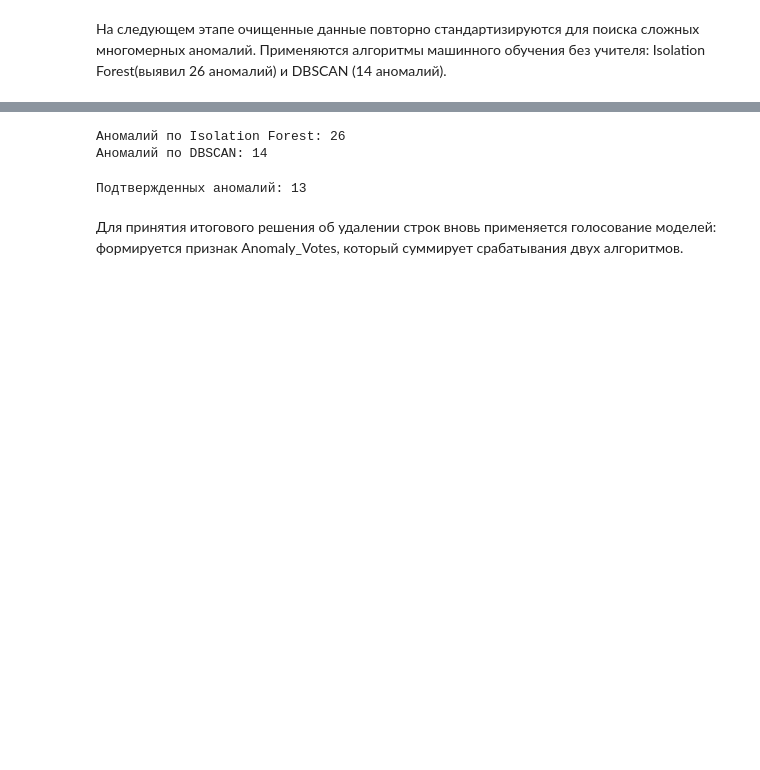
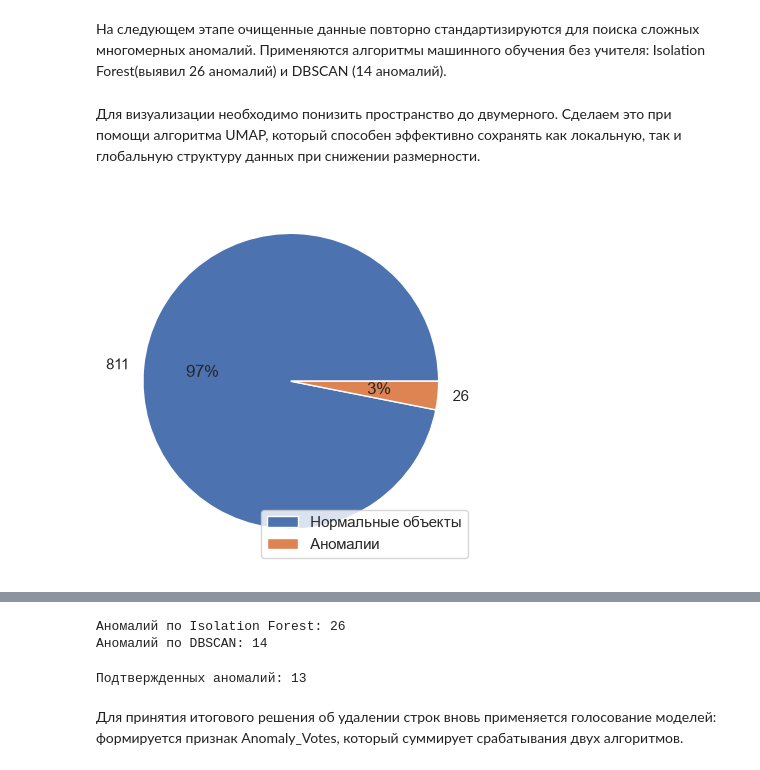
Before and after one commit to alexandrarengolt/HAIL_THE_KING, a Jupyter notebook: castle_walls.ipynb, the cells around one changed output, grey strips where cells are left out. Saved outputs shown, nothing was run; the diff lists cells and outputs as text; code cells hidden in the pictures; blank space fills up the shorter version.

```diff
--- a/castle_walls.ipynb
+++ b/castle_walls.ipynb
@@ -563,3 +577,16 @@ y_train_clean = y_train.loc[good_rows_mas1k]
+# %%
+def draw_anomaly_pie(anomaly_mask: np.ndarray[bool]) -> None:
+    """Визуализация долей аномальных и неаномальных объектов в данных
+
+    Args:
+        anomaly_mask (np.ndarray[bool]): Маска аномальных объектов
+    """
+    _, counts = np.unique(anomaly_mask, return_counts=True)
+
+    plt.pie(counts, labels=counts, autopct='%1.0f%%');
+    plt.legend([
+        'Нормальные объекты', 'Аномалии'
+    ], loc='lower right');
 # %% [markdown]
 На следующем этапе очищенные  данные повторно стандартизируются для поиска сложных многомерных аномалий. Применяются алгоритмы машинного обучения без учителя:  Isolation Forest(выявил 26 аномалий) и DBSCAN (14 аномалий).
 # %%
@@ -568,3 +595,5 @@ X_train_for_anomaly = pd.DataFrame(
     columns=X_train_clean.columns,
     index=X_train_clean.index
 )
+# %% [markdown]
+Для визуализации необходимо понизить пространство до двумерного. Сделаем это при помощи алгоритма UMAP, который способен эффективно сохранять как локальную, так и глобальную структуру данных при снижении размерности.
@@ -571,3 +603,7 @@ X_train_for_anomaly = pd.DataFrame(
 # %%
 iso = IsolationForest(contamination=0.03, random_state=42)
 X_train_for_anomaly['Anomaly_IF'] = iso.fit_predict(X_train_for_anomaly) == -1
+# %%
+draw_anomaly_pie(X_train_for_anomaly['Anomaly_IF'])
+# %% [output]
+[figure, added]
```
Also changed, not shown: parts of 7 cells of this notebook.
